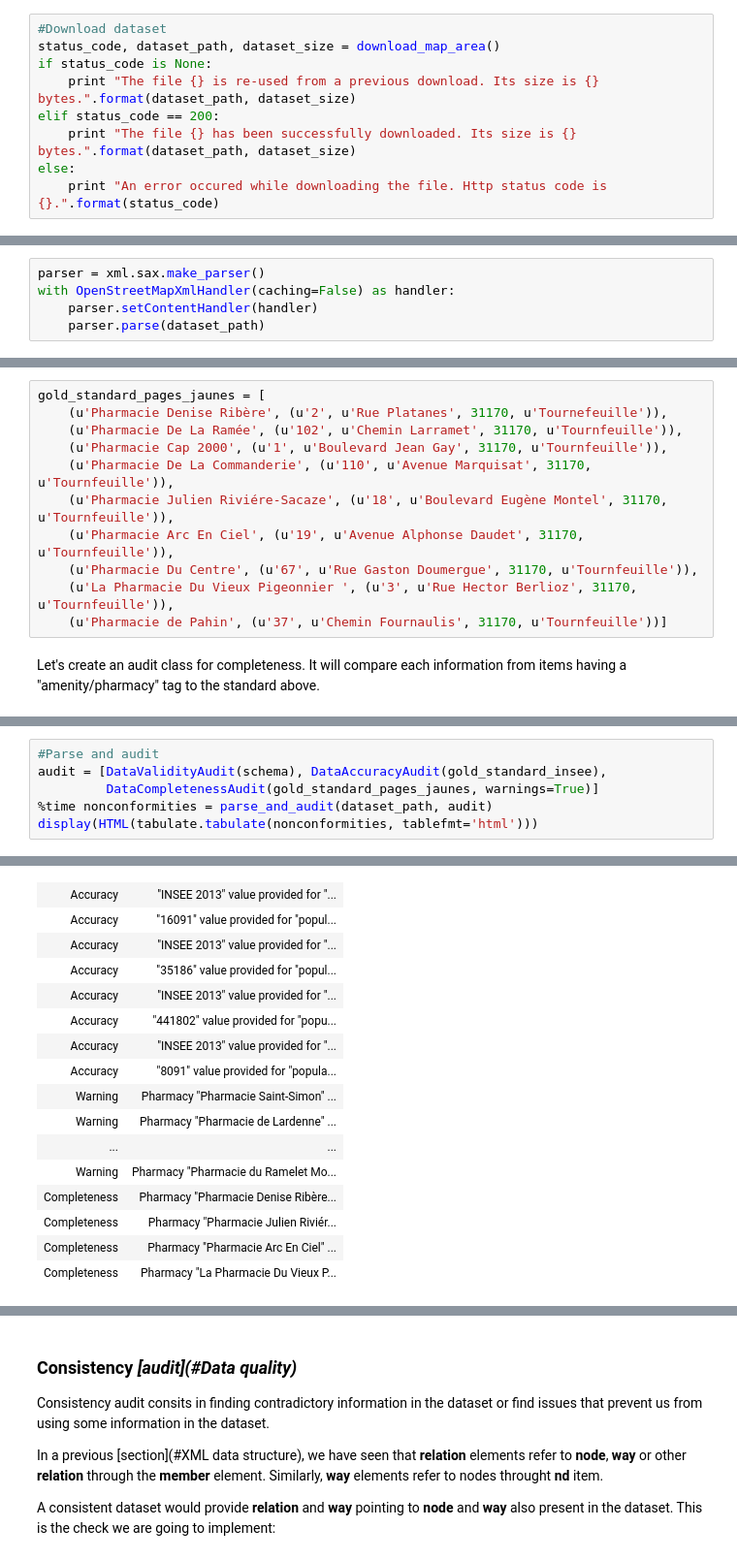
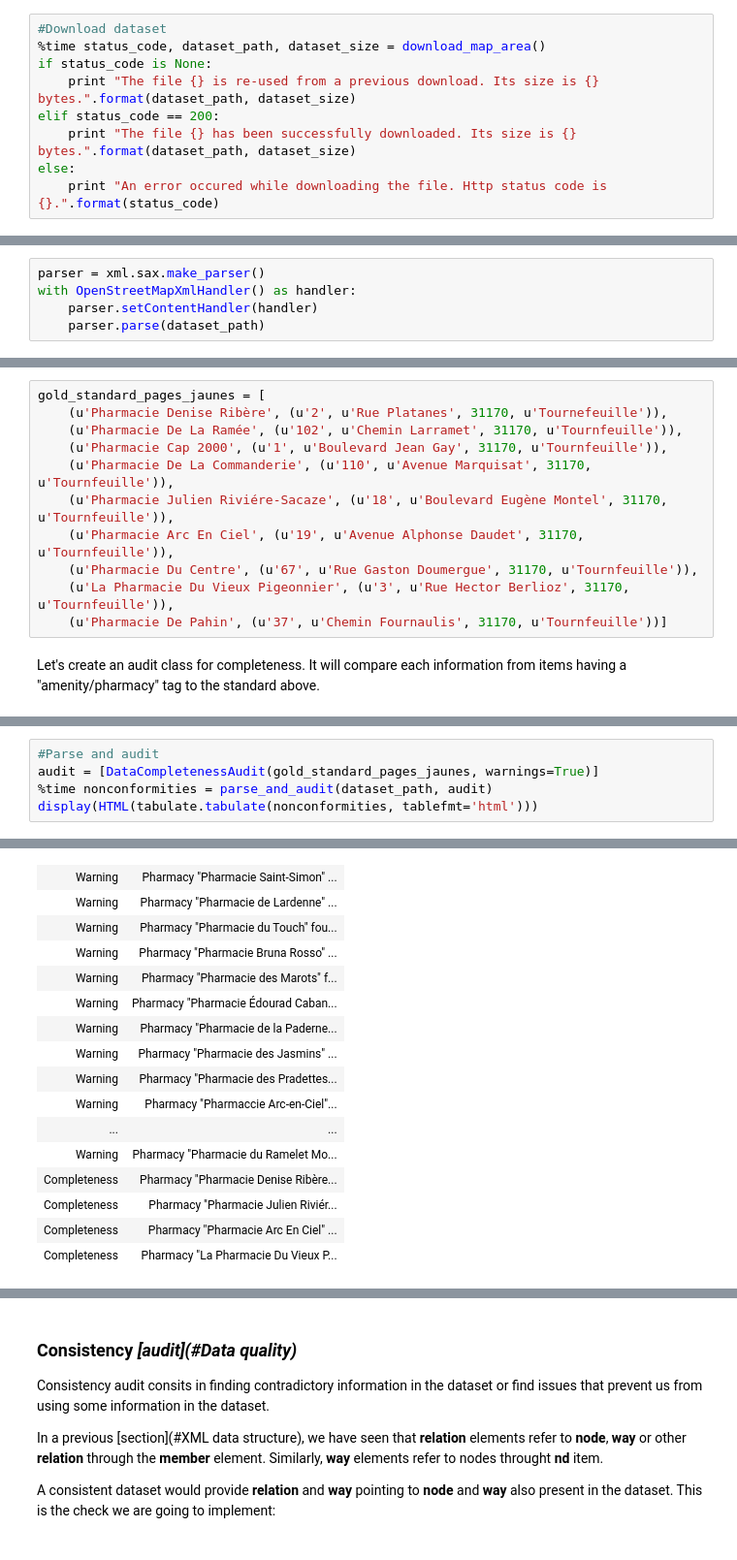
Before and after one commit to ccampguilhem/Udacity-DataAnalyst, a Jupyter notebook: 03-DataWranglingWithMongoDB/P02-WrangleOpenStreetMapData/data_wrangling.ipynb, the cells around one changed output, grey strips where cells are left out. Shown: that part at 97% size. Cells and saved outputs as stored; diff of their text form.

```diff
--- a/03-DataWranglingWithMongoDB/P02-WrangleOpenStreetMapData/data_wrangling.ipynb
+++ b/03-DataWranglingWithMongoDB/P02-WrangleOpenStreetMapData/data_wrangling.ipynb
@@ -147,7 +186,7 @@ def download_map_area():
     return r.status_code, filename, os.path.getsize(filename)
 # %%
 #Download dataset
-status_code, dataset_path, dataset_size = download_map_area()
+%time status_code, dataset_path, dataset_size = download_map_area()
 if status_code is None:
     print "The file {} is re-used from a previous download. Its size is {} bytes.".format(dataset_path, dataset_size)
 elif status_code == 200:
@@ -382,7 +248,7 @@ class OpenStreetMapXmlHandler(xml.sax.ContentHandler):
 We can now use the handler in SAX parsing:
 # %%
 parser = xml.sax.make_parser()
-with OpenStreetMapXmlHandler(caching=False) as handler:
+with OpenStreetMapXmlHandler() as handler:
     parser.setContentHandler(handler)
     parser.parse(dataset_path)
 # %%
@@ -937,7 +563,7 @@ gold_standard_pages_jaunes = [
     (u'Pharmacie Julien Riviére-Sacaze', (u'18', u'Boulevard Eugène Montel', 31170, u'Tournfeuille')),
     (u'Pharmacie Arc En Ciel', (u'19', u'Avenue Alphonse Daudet', 31170, u'Tournfeuille')),
     (u'Pharmacie Du Centre', (u'67', u'Rue Gaston Doumergue', 31170, u'Tournfeuille')),
-    (u'La Pharmacie Du Vieux Pigeonnier ', (u'3', u'Rue Hector Berlioz', 31170, u'Tournfeuille')),
-    (u'Pharmacie de Pahin', (u'37', u'Chemin Fournaulis', 31170, u'Tournfeuille'))]
+    (u'La Pharmacie Du Vieux Pigeonnier', (u'3', u'Rue Hector Berlioz', 31170, u'Tournfeuille')),
+    (u'Pharmacie De Pahin', (u'37', u'Chemin Fournaulis', 31170, u'Tournfeuille'))]
 # %% [markdown]
 Let's create an audit class for completeness. It will compare each information from items having a "amenity/pharmacy" tag to the standard above.
@@ -1026,7 +572,6 @@ class DataCompletenessAudit(object):
 # %%
 #Parse and audit
-audit = [DataValidityAudit(schema), DataAccuracyAudit(gold_standard_insee),
-         DataCompletenessAudit(gold_standard_pages_jaunes, warnings=True)]
+audit = [DataCompletenessAudit(gold_standard_pages_jaunes, warnings=True)]
 %time nonconformities = parse_and_audit(dataset_path, audit)
 display(HTML(tabulate.tabulate(nonconformities, tablefmt='html')))
 # %% [output]
@@ -1035,13 +580,13 @@ Wall time: 15.7 s
-| Accuracy | "INSEE 2013" value provided for "... |
-| Accuracy | "16091" value provided for "popul... |
-| Accuracy | "INSEE 2013" value provided for "... |
-| Accuracy | "35186" value provided for "popul... |
-| Accuracy | "INSEE 2013" value provided for "... |
-| Accuracy | "441802" value provided for "popu... |
-| Accuracy | "INSEE 2013" value provided for "... |
-| Accuracy | "8091" value provided for "popula... |
 | Warning | Pharmacy "Pharmacie Saint-Simon" ... |
 | Warning | Pharmacy "Pharmacie de Lardenne" ... |
+| Warning | Pharmacy "Pharmacie du Touch" fou... |
+| Warning | Pharmacy "Pharmacie Bruna Rosso" ... |
+| Warning | Pharmacy "Pharmacie des Marots" f... |
+| Warning | Pharmacy "Pharmacie Édourad Caban... |
+| Warning | Pharmacy "Pharmacie de la Paderne... |
+| Warning | Pharmacy "Pharmacie des Jasmins" ... |
+| Warning | Pharmacy "Pharmacie des Pradettes... |
+| Warning | Pharmacy "Pharmaccie Arc-en-Ciel"... |
 | ... | ... |
 | Warning | Pharmacy "Pharmacie du Ramelet Mo... |
 | Completeness | Pharmacy "Pharmacie Denise Ribère... |
```
Also changed, not shown: parts of 98 cells of this notebook, 11 other files.
